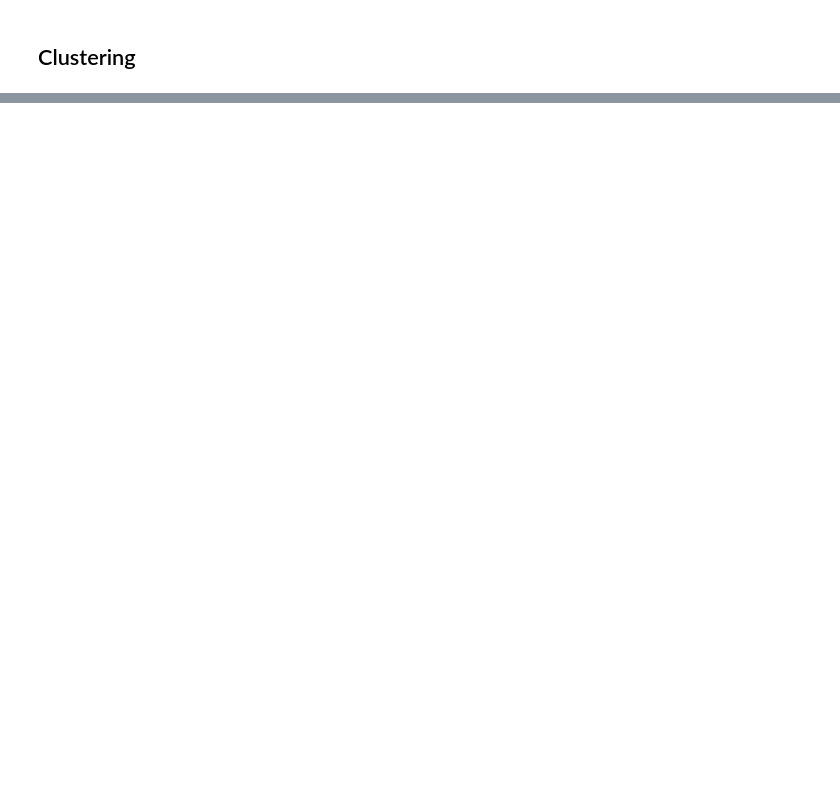
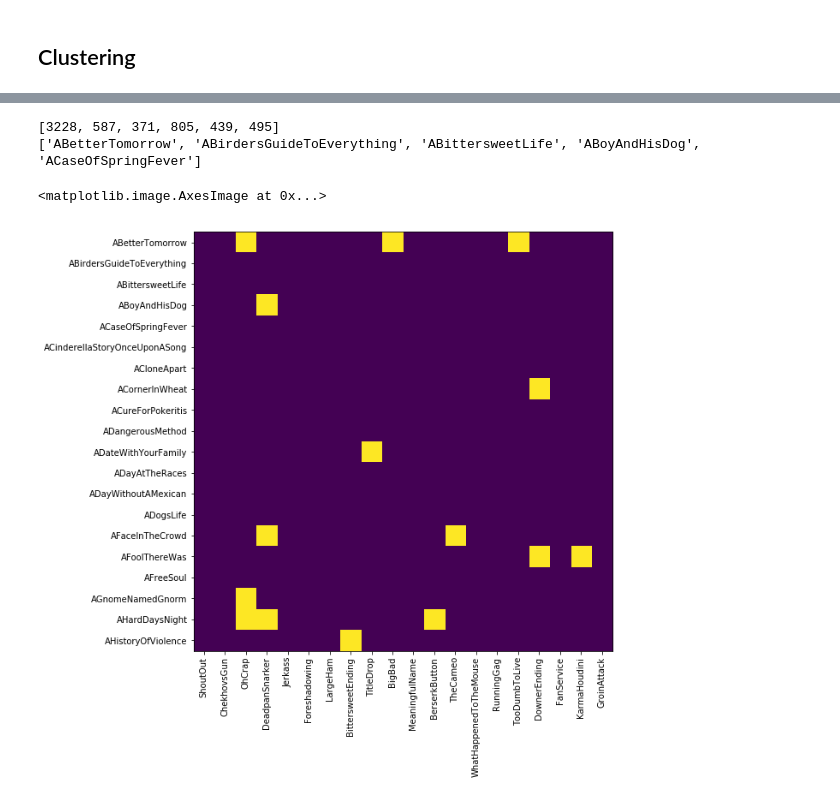
Before and after one commit to scottviteri/TVTropesAnalysis, a Jupyter notebook: TVTropes.ipynb, the cells around one changed output, grey strips where cells are left out. Drawn from its saved outputs; the diff is of its cells as text; code cells hidden in the pictures; blank space fills up the shorter version.

```diff
--- a/TVTropes.ipynb
+++ b/TVTropes.ipynb
@@ -83,0 +123,28 @@ Now that we have a sparse representation, we still want to do a dimensionality r
+# %%
+# Initializing KMeans
+kmeans = KMeans(n_clusters=6)
+# Fitting with inputs
+kmeans_fit = kmeans.fit(movie_trope_matrix)
+# Predicting the clusters
+labels = kmeans_fit.predict(movie_trope_matrix)
+# Getting the cluster centers
+
+unique_labels = list(set(labels))
+grouped_indices = [[i for i,x in enumerate(labels) if x==group]
+                   for group in unique_labels]
+grouped_movie_names = [[all_movies[i] for i in group]
+                        for group in grouped_indices]
+grouped_movie_matrices = [[movie_trope_matrix[i,:] for i in group]
+                         for group in grouped_indices]
+print(list(map(len, grouped_indices)))
+print(grouped_movie_names[0][:5])
+
+plt.figure()
+plt.yticks(range(20), grouped_movie_names[0][:20])
+plt.xticks(range(len(common_tropes)), common_tropes, rotation='vertical')
+plt.imshow(grouped_movie_matrices[0][:20])
+# %% [output]
+[3228, 587, 371, 805, 439, 495]
+['ABetterTomorrow', 'ABirdersGuideToEverything', 'ABittersweetLife', 'ABoyAndHisDog', 'ACaseOfSpringFever']
+<matplotlib.image.AxesImage at 0x...>
+[figure, added]
```
Also changed, not shown: parts of 19 cells of this notebook.
